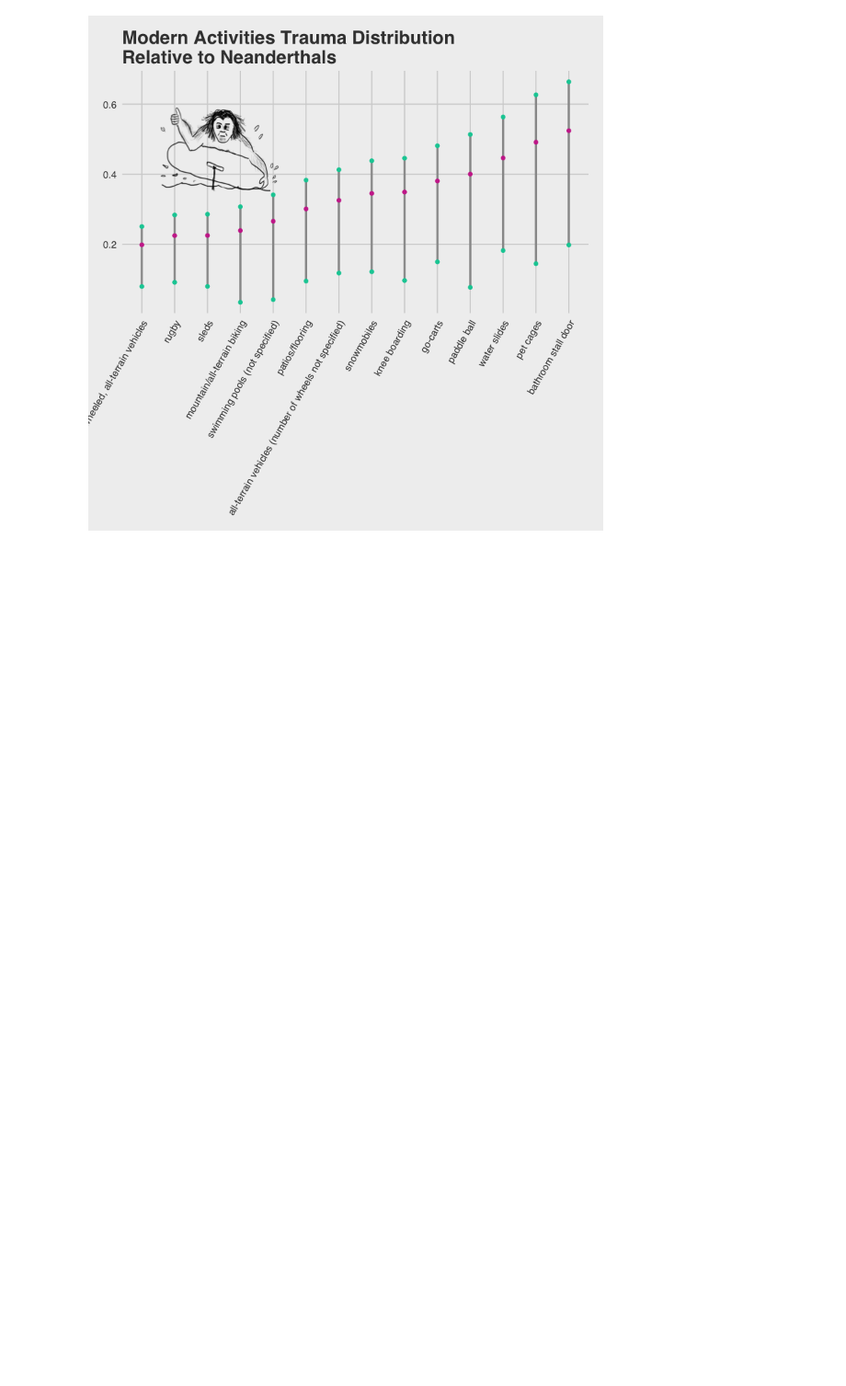
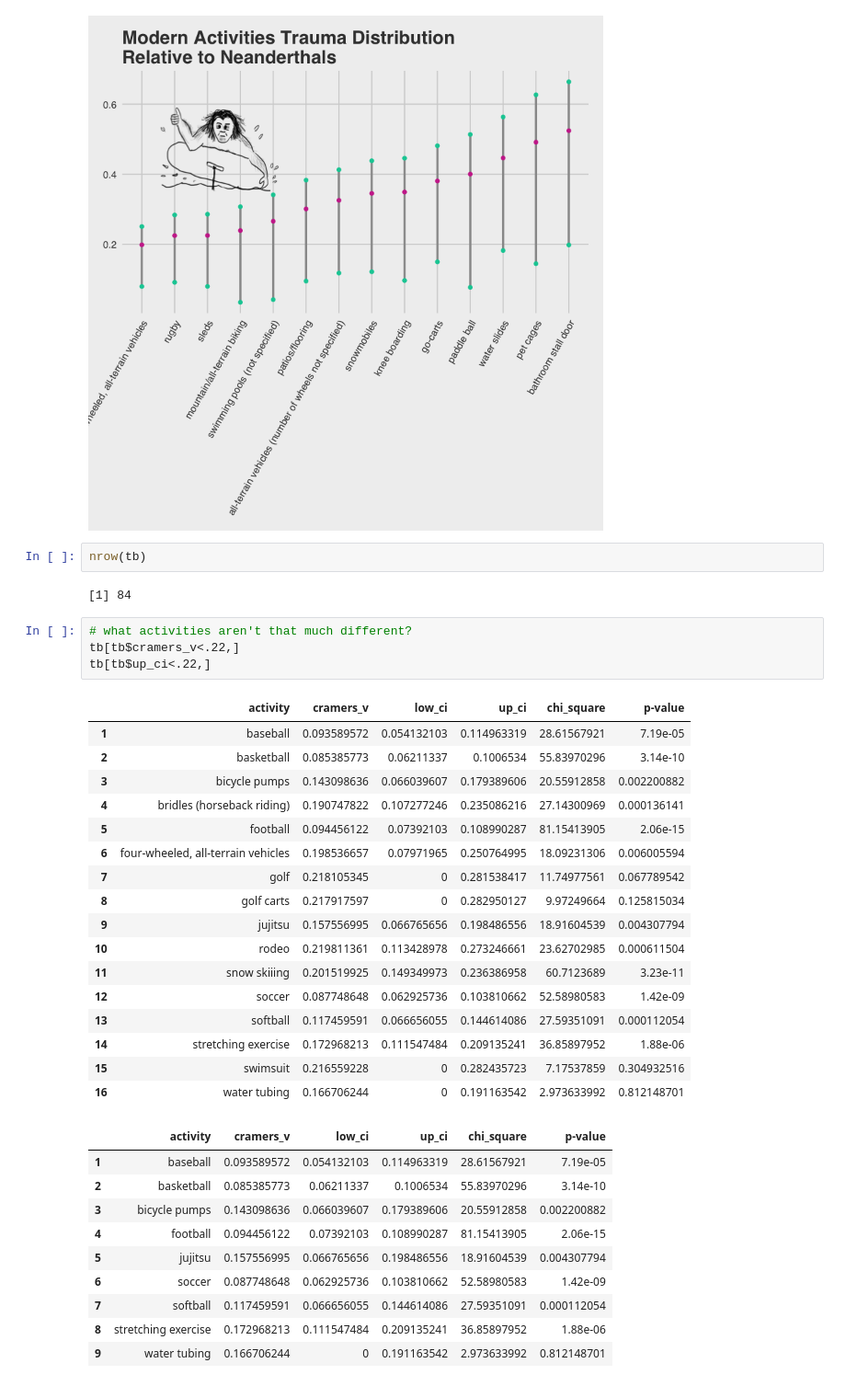
Before and after one commit to jcbain/neander_trauma, a Jupyter notebook: plots.ipynb, the cells around one changed output. Shown at 92% size. Saved outputs shown, nothing was run; the diff lists cells and outputs as text; blank space fills up the shorter version.

```diff
--- a/plots.ipynb
+++ b/plots.ipynb
@@ -158,3 +158,39 @@ labs(title = "Modern Activities Trauma Distribution \nRelative to Neanderthals",
 | 13 | pet cages | 0.491346269 | 0.14469649 | 0.626557748 | 15.20953283 | 0.018688151 |
 | 14 | bathroom stall door | 0.524208202 | 0.198073015 | 0.663754297 | 17.31203704 | 0.008202348 |
 [figure]
+# %%
+nrow(tb)
+# %% [output]
+[1] 84
+# %%
+# what activities aren't that much different?
+tb[tb$cramers_v<.22,]
+tb[tb$up_ci<.22,]
+# %% [output]
+|  | activity | cramers_v | low_ci | up_ci | chi_square | p-value |
+| 1 | baseball | 0.093589572 | 0.054132103 | 0.114963319 | 28.61567921 | 7.19e-05 |
+| 2 | basketball | 0.085385773 | 0.06211337 | 0.1006534 | 55.83970296 | 3.14e-10 |
+| 3 | bicycle pumps | 0.143098636 | 0.066039607 | 0.179389606 | 20.55912858 | 0.002200882 |
+| 4 | bridles (horseback riding) | 0.190747822 | 0.107277246 | 0.235086216 | 27.14300969 | 0.000136141 |
+| 5 | football | 0.094456122 | 0.07392103 | 0.108990287 | 81.15413905 | 2.06e-15 |
+| 6 | four-wheeled, all-terrain vehicles | 0.198536657 | 0.07971965 | 0.250764995 | 18.09231306 | 0.006005594 |
+| 7 | golf | 0.218105345 | 0 | 0.281538417 | 11.74977561 | 0.067789542 |
+| 8 | golf carts | 0.217917597 | 0 | 0.282950127 | 9.97249664 | 0.125815034 |
+| 9 | jujitsu | 0.157556995 | 0.066765656 | 0.198486556 | 18.91604539 | 0.004307794 |
+| 10 | rodeo | 0.219811361 | 0.113428978 | 0.273246661 | 23.62702985 | 0.000611504 |
+| 11 | snow skiiing | 0.201519925 | 0.149349973 | 0.236386958 | 60.7123689 | 3.23e-11 |
+| 12 | soccer | 0.087748648 | 0.062925736 | 0.103810662 | 52.58980583 | 1.42e-09 |
+| 13 | softball | 0.117459591 | 0.066656055 | 0.144614086 | 27.59351091 | 0.000112054 |
+| 14 | stretching exercise | 0.172968213 | 0.111547484 | 0.209135241 | 36.85897952 | 1.88e-06 |
+| 15 | swimsuit | 0.216559228 | 0 | 0.282435723 | 7.17537859 | 0.304932516 |
+| 16 | water tubing | 0.166706244 | 0 | 0.191163542 | 2.973633992 | 0.812148701 |
+|  | activity | cramers_v | low_ci | up_ci | chi_square | p-value |
+| 1 | baseball | 0.093589572 | 0.054132103 | 0.114963319 | 28.61567921 | 7.19e-05 |
+| 2 | basketball | 0.085385773 | 0.06211337 | 0.1006534 | 55.83970296 | 3.14e-10 |
+| 3 | bicycle pumps | 0.143098636 | 0.066039607 | 0.179389606 | 20.55912858 | 0.002200882 |
+| 4 | football | 0.094456122 | 0.07392103 | 0.108990287 | 81.15413905 | 2.06e-15 |
+| 5 | jujitsu | 0.157556995 | 0.066765656 | 0.198486556 | 18.91604539 | 0.004307794 |
+| 6 | soccer | 0.087748648 | 0.062925736 | 0.103810662 | 52.58980583 | 1.42e-09 |
+| 7 | softball | 0.117459591 | 0.066656055 | 0.144614086 | 27.59351091 | 0.000112054 |
+| 8 | stretching exercise | 0.172968213 | 0.111547484 | 0.209135241 | 36.85897952 | 1.88e-06 |
+| 9 | water tubing | 0.166706244 | 0 | 0.191163542 | 2.973633992 | 0.812148701 |
```
Also changed, not shown: 1 other file.
